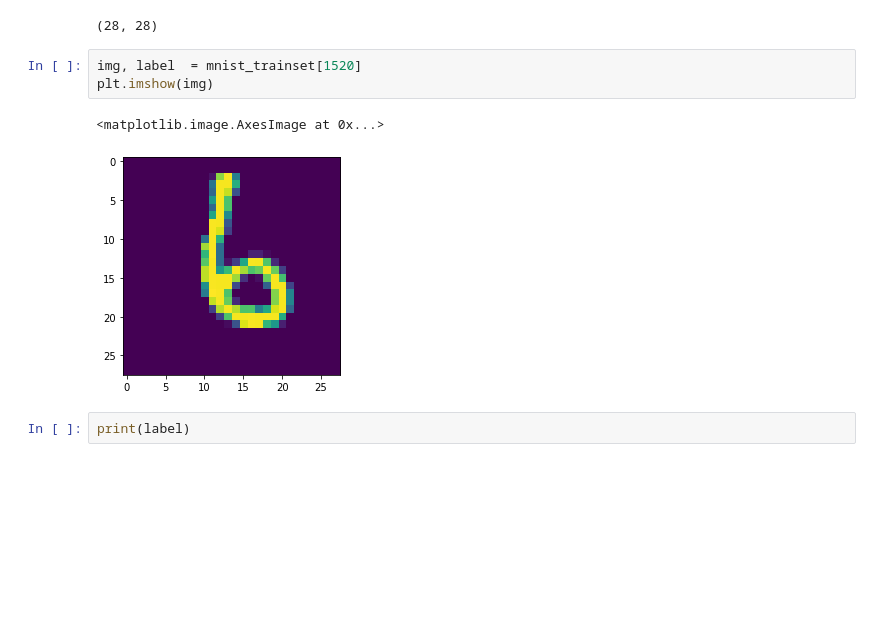
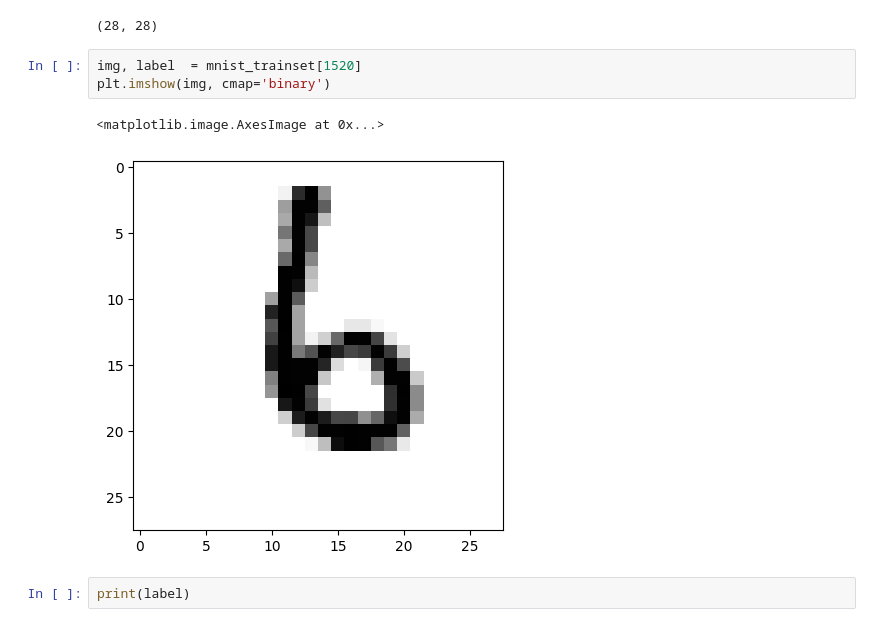
Before and after one commit to dguari1/Data_Science_Biomechanics, a Jupyter notebook: 20b - Artificial Neural Networks.ipynb, the cells around one changed output. Cells and saved outputs as stored; diff of their text form; blank space fills up the shorter version.

```diff
--- a/20b - Artificial Neural Networks.ipynb
+++ b/20b - Artificial Neural Networks.ipynb
@@ -229,10 +284,10 @@ print(img.size)
 (28, 28)
 # %%
 img, label  = mnist_trainset[1520]
-plt.imshow(img)
+plt.imshow(img, cmap='binary')
 # %% [output]
 <matplotlib.image.AxesImage at 0x...>
-[figure, old version]
+[figure, new version]
 # %%
 print(label)
 # %% [output]
```
Also changed, not shown: parts of 14 cells of this notebook, 6 other files.
